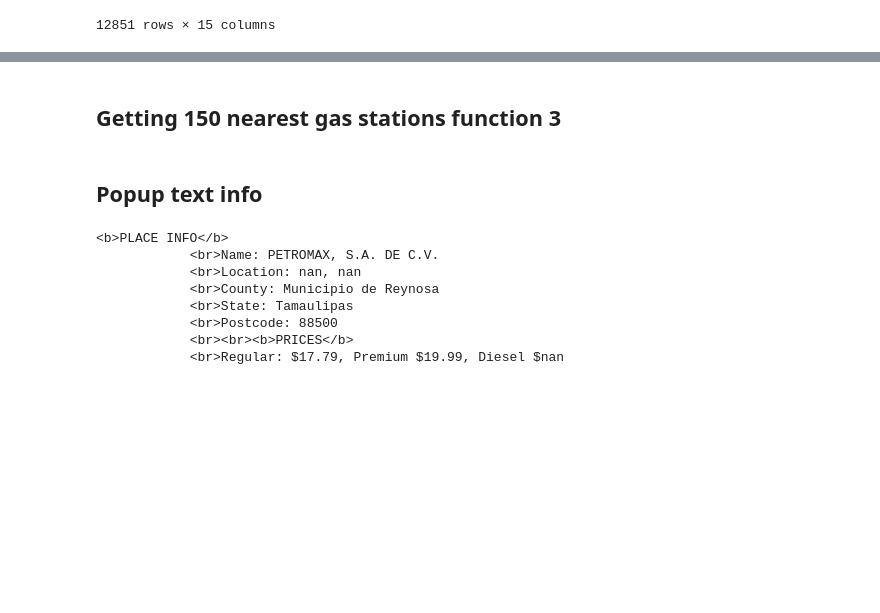
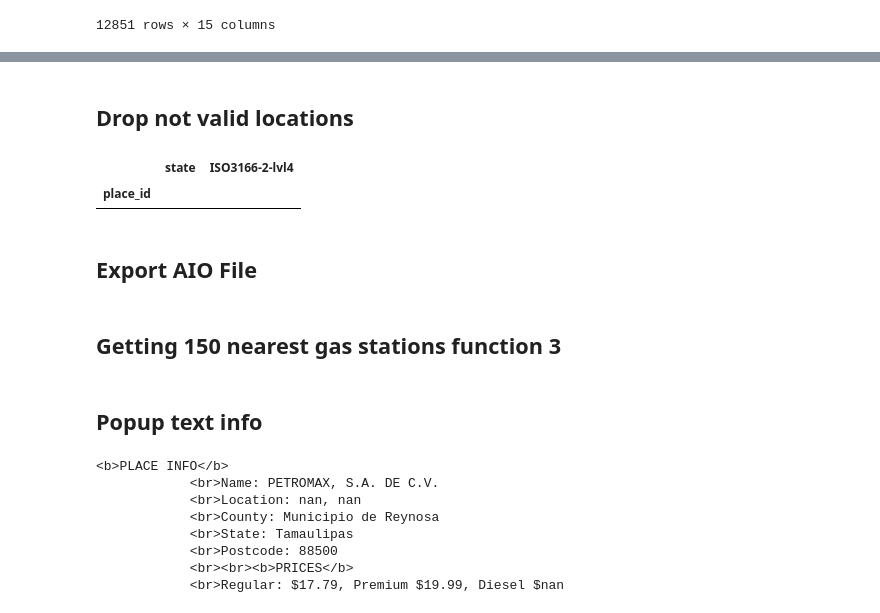
Before and after one commit to juanagsolano/gas_stations, a Jupyter notebook: gas_stations_maps.ipynb, the cells around one changed output, grey strips where cells are left out. Cells and saved outputs as stored; diff of their text form; code cells hidden in the pictures; blank space fills up the shorter version.

```diff
--- a/gas_stations_maps.ipynb
+++ b/gas_stations_maps.ipynb
@@ -31,0 +54,11 @@ df
+# %% [markdown]
+## Drop not valid locations
+# %%
+df[["state", "ISO3166-2-lvl4"]][df["state"].isnull()]
+non_state = df[["state", "ISO3166-2-lvl4"]][df["state"].isnull()].index
+df.drop(non_state, axis=0, inplace=True)
+# %% [output]
+|  | state | ISO3166-2-lvl4 |
+| place_id |  |  |
+# %% [markdown]
+## Export AIO File
```
Also changed, not shown: parts of 3 cells of this notebook, 2 other files.
